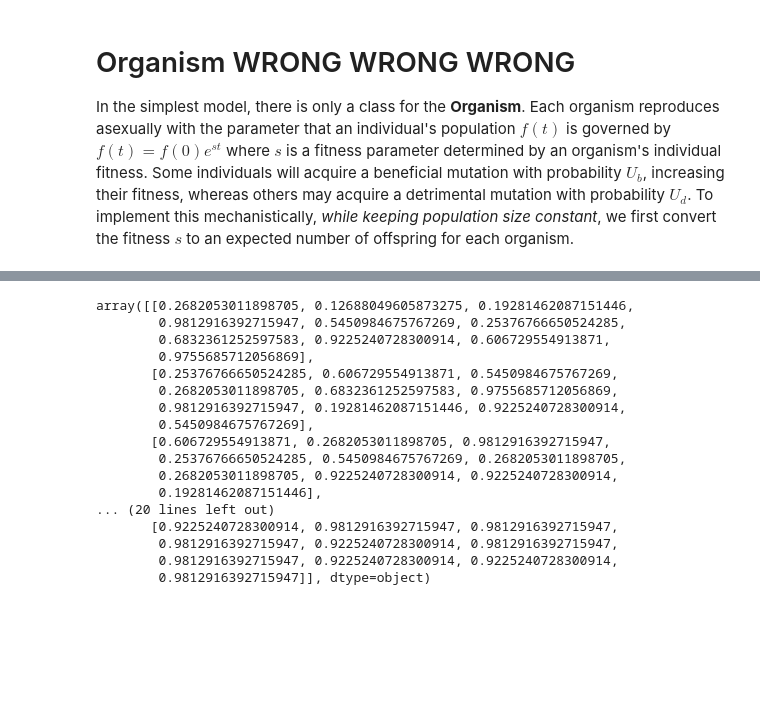
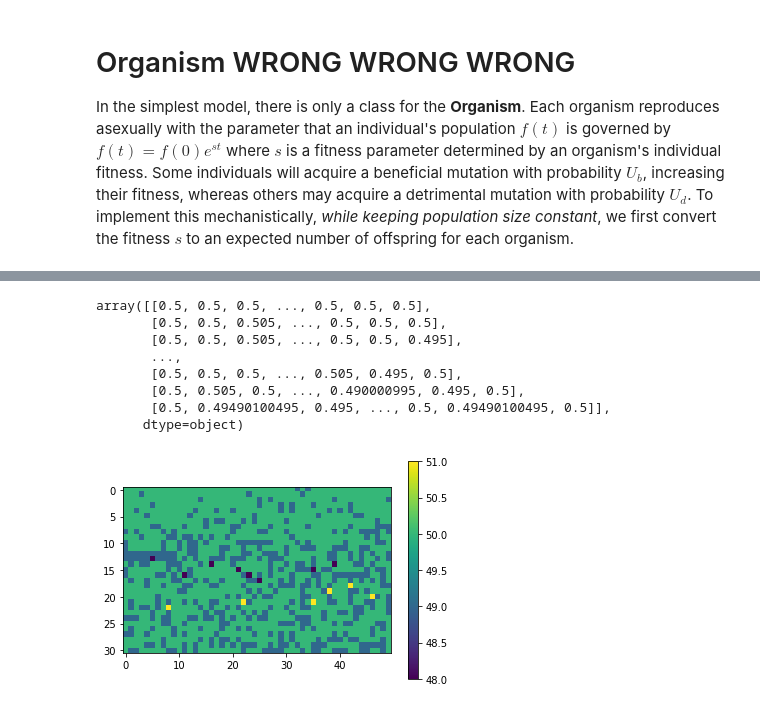
Before and after one commit to akshay-seetharam/Rapid-Adaptation-Simulation, a Jupyter notebook: rapid-adaptation.ipynb, the cells around one changed output, grey strips where cells are left out. Saved outputs shown, nothing was run; the diff lists cells and outputs as text; code cells hidden in the pictures; blank space fills up the shorter version.

```diff
--- a/rapid-adaptation.ipynb
+++ b/rapid-adaptation.ipynb
@@ -18,19 +18,23 @@ class Population:
         self.size = size
 
         for i in range(self.size):
-            self.gens[0].append(Organism(np.random.random(), Ub, Ud, [len(self.gens)-1, i]))
+            # self.gens[0].append(Organism(np.random.random(), Ub, Ud, [len(self.gens)-1, i]))
+            self.gens[0].append(Organism(0.5, Ub, Ud, [len(self.gens)-1, i]))
 
     def __str__(self):
         return f'population with size {len(self.gens[-1])}, {len(self.gens)} generations, Ub {self.Ub}, Ud {self.Ud}'
 
     def reproduce(self):
-
+        # exponential
         self.gens.append([])
-        weights = [math.exp(org.s) for org in self.gens[-2]]
+        weights = [math.exp(org.s) for org in self.gens[-2]] # issue TODO
 
         for i in range(self.size):
             choice = random.choices(self.gens[-2], weights=weights)[0]
             self.gens[-1].append(choice.reproduce([len(self.gens)-1, i]))
+
+    def selection(self):
+        # poissonianally select
 
 class Organism:
     def __init__(self, s, Ub, Ud, index, parent=None):
@@ -90,0 +73,29 @@ population with size 10, 9 generations, Ub 0.0001, Ud 0.001
+# %%
+from pprint import pprint
+import time
+
+start_time = time.time()
+
+bacteria = Population(0.01, 0.02, 50)
+
+num_gens = 30
+for i in range(num_gens):
+    bacteria.reproduce()
+
+print(bacteria)
+print(np.asarray(bacteria.gens).shape)
+# for gen in bacteria.gens:
+#     pprint([str(org) for org in gen])
+
+print("--- %s seconds ---" % (time.time() - start_time))
+# 1000 gens on order of seconds with population size of 10^7 or 10^9
+# get rid of dead lineages (DONE)
+# keep track of all organisms with the same fitness (only works with uniform fitness adjustments) rather than individual fitnesses
+
+# let exponential growth happen
+# randomly sample individuals from "flask 1" (exponential growth) to create "flask 2" population, holding it constant
+# Poisson randomly sample to tell you number of organisms from each lineage to go to next generation
+
+# exponential growth * constant factor to keep population constant
+# as population increases in fitness, you can shift the population fitnesses to be relative to the mean, normalizing the fitnesses
+# keeps fitnesses low in the exponential, very important
@@ -196,30 +211,24 @@ ancestor organism [0, 5], immediate children [<__main__.Organism object at 0x...
 # %%
 # fitness graphs
 fitnesses = np.zeros_like(np.asarray(bacteria.gens))
 i = 0
 while i < fitnesses.shape[0]:
     j = 0
     while j < fitnesses.shape[1]:
         fitnesses[i][j] += bacteria.gens[i][j].s
         j += 1
     i += 1
 
 pprint(fitnesses)
+plottable = (fitnesses*100).astype(int)
+plt.imshow(plottable); plt.colorbar(); plt.show()
 # %% [output]
-array([[0.2682053011898705, 0.12688049605873275, 0.19281462087151446,
-        0.9812916392715947, 0.5450984675767269, 0.25376766650524285,
-        0.6832361252597583, 0.9225240728300914, 0.606729554913871,
-        0.9755685712056869],
-       [0.25376766650524285, 0.606729554913871, 0.5450984675767269,
-        0.2682053011898705, 0.6832361252597583, 0.9755685712056869,
-        0.9812916392715947, 0.19281462087151446, 0.9225240728300914,
-        0.5450984675767269],
-       [0.606729554913871, 0.2682053011898705, 0.9812916392715947,
-        0.25376766650524285, 0.5450984675767269, 0.2682053011898705,
-        0.2682053011898705, 0.9225240728300914, 0.9225240728300914,
-        0.19281462087151446],
-... (20 lines left out)
-       [0.9225240728300914, 0.9812916392715947, 0.9812916392715947,
-        0.9812916392715947, 0.9225240728300914, 0.9812916392715947,
-        0.9812916392715947, 0.9225240728300914, 0.9225240728300914,
-        0.9812916392715947]], dtype=object)
+array([[0.5, 0.5, 0.5, ..., 0.5, 0.5, 0.5],
+       [0.5, 0.5, 0.505, ..., 0.5, 0.5, 0.5],
+       [0.5, 0.5, 0.505, ..., 0.5, 0.5, 0.495],
+       ...,
+       [0.5, 0.5, 0.5, ..., 0.505, 0.495, 0.5],
+       [0.5, 0.505, 0.5, ..., 0.490000995, 0.495, 0.5],
+       [0.5, 0.49490100495, 0.495, ..., 0.5, 0.49490100495, 0.5]],
+      dtype=object)
+[figure, added]
```
Also changed, not shown: parts of 3 cells of this notebook, 2 other files.
